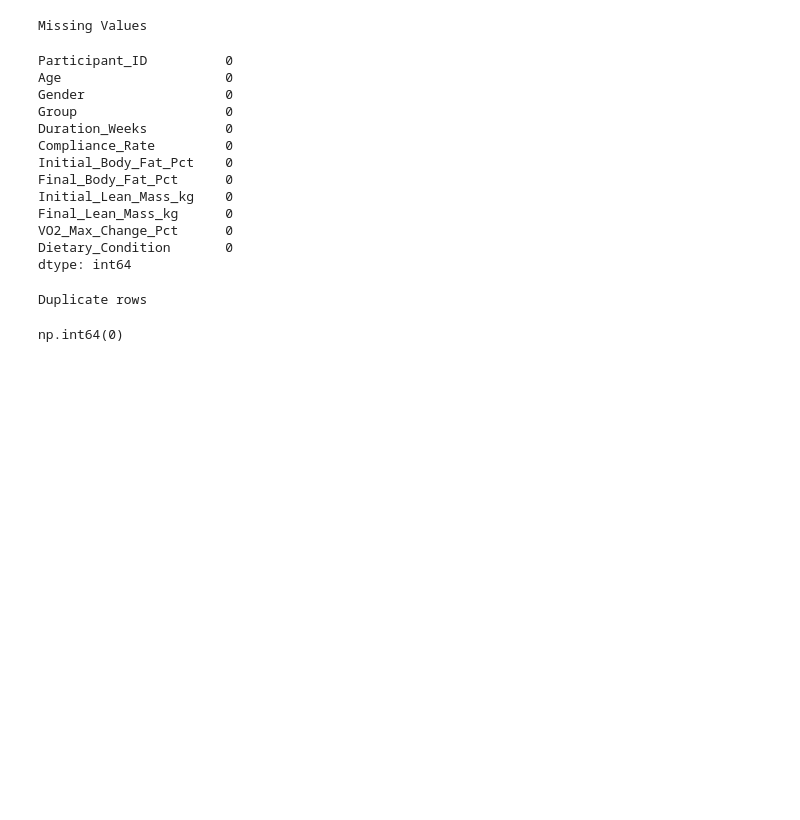
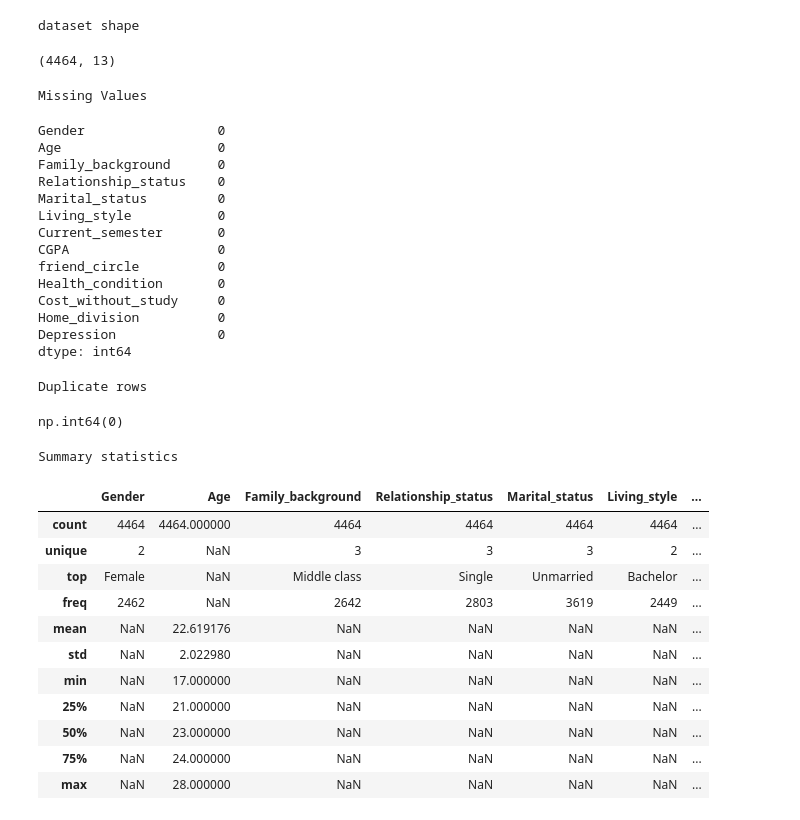
Before and after one commit to ckraus27/lean-mass-prediction, a Jupyter notebook: notebooks/analysis.ipynb, the cells around one changed output. Drawn from its saved outputs; the diff is of its cells as text; code cells hidden in the pictures; blank space fills up the shorter version.

```diff
--- a/notebooks/analysis.ipynb
+++ b/notebooks/analysis.ipynb
@@ -14,23 +13,45 @@ df.head()
 # %%
+print("dataset shape")
+display(df.shape)
+
 print("Missing Values")
 display(df.isnull().sum())
 
 print("Duplicate rows")
 display(df.duplicated().sum())
+
+print("Summary statistics")
+display(df.describe(include ="all"))
 # %% [output]
-Missing Values
+dataset shape
-Participant_ID          0
-Age                     0
-Gender                  0
-Group                   0
-Duration_Weeks          0
-Compliance_Rate         0
-Initial_Body_Fat_Pct    0
-Final_Body_Fat_Pct      0
-Initial_Lean_Mass_kg    0
-Final_Lean_Mass_kg      0
-VO2_Max_Change_Pct      0
-Dietary_Condition       0
-dtype: int64
+(4464, 13)
-Duplicate rows
+Missing Values
-np.int64(0)
+Gender                 0
+Age                    0
+Family_background      0
+Relationship_status    0
+Marital_status         0
+Living_style           0
+Current_semester       0
+CGPA                   0
+friend_circle          0
+Health_condition       0
+Cost_without_study     0
+Home_division          0
+Depression             0
+dtype: int64
+Duplicate rows
+np.int64(0)
+Summary statistics
+|  | Gender | Age | Family_background | Relationship_status | Marital_status | Living_style | ... |
+| count | 4464 | 4464.000000 | 4464 | 4464 | 4464 | 4464 | ... |
+| unique | 2 | NaN | 3 | 3 | 3 | 2 | ... |
+| top | Female | NaN | Middle class | Single | Unmarried | Bachelor | ... |
+| freq | 2462 | NaN | 2642 | 2803 | 3619 | 2449 | ... |
+| mean | NaN | 22.619176 | NaN | NaN | NaN | NaN | ... |
+| std | NaN | 2.022980 | NaN | NaN | NaN | NaN | ... |
+| min | NaN | 17.000000 | NaN | NaN | NaN | NaN | ... |
+| 25% | NaN | 21.000000 | NaN | NaN | NaN | NaN | ... |
+| 50% | NaN | 23.000000 | NaN | NaN | NaN | NaN | ... |
+| 75% | NaN | 24.000000 | NaN | NaN | NaN | NaN | ... |
+| max | NaN | 28.000000 | NaN | NaN | NaN | NaN | ... |
```
Also changed, not shown: parts of 8 cells of this notebook, 5 other files.
